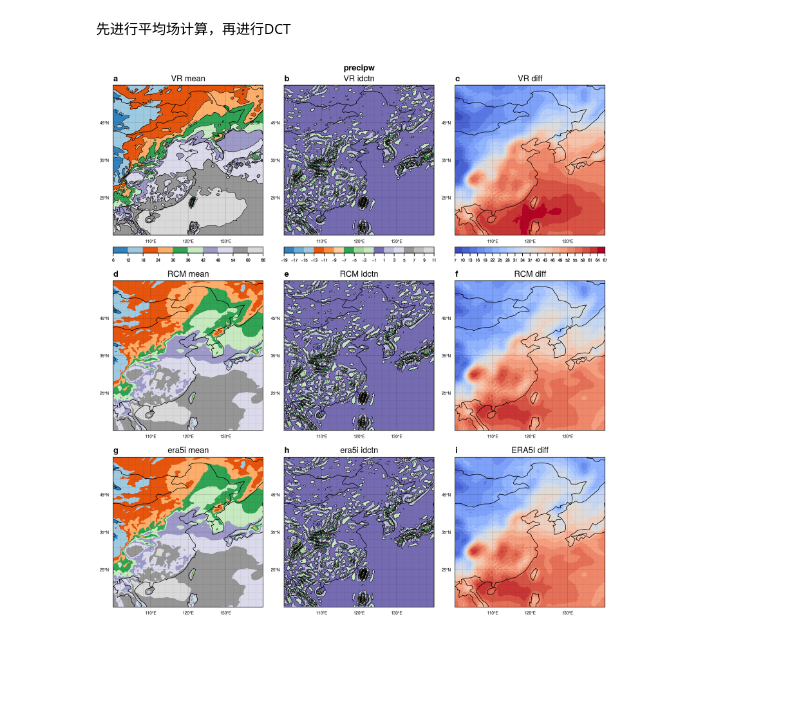
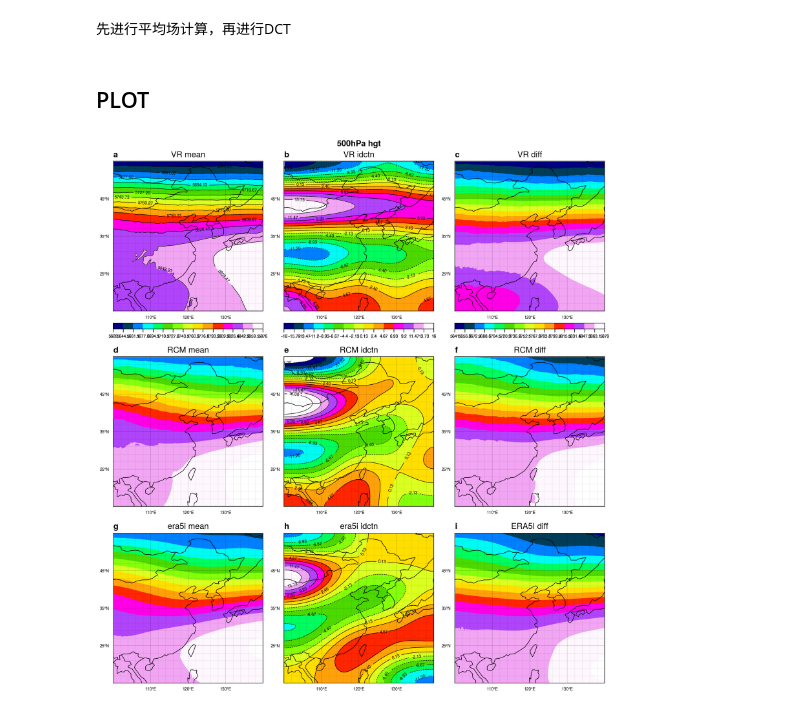
Before and after one commit to dozerlcl/MPAS_case_study, a Jupyter notebook: 92-25km_vr_rcm_postprocess/visualization/spectral/dft_dct/2d_dct_synthesis/single_idct_2D.ipynb, the cells around one changed output. Drawn from its saved outputs; the diff is of its cells as text; code cells hidden in the pictures; blank space fills up the shorter version.

```diff
--- a/92-25km_vr_rcm_postprocess/visualization/spectral/dft_dct/2d_dct_synthesis/single_idct_2D.ipynb
+++ b/92-25km_vr_rcm_postprocess/visualization/spectral/dft_dct/2d_dct_synthesis/single_idct_2D.ipynb
@@ -179,7 +176,11 @@ def k_domain_count(x, all_n=all_n, dlat=dlat, dlon=dlon):
 # %%
 def weight_cosine_squared(x, k_s, k_e):
     '计算余弦平方的权重，低通滤波'
-    '计算余弦平方的权重，暂时修改为高通滤波滤波'
+    '计算余弦平方的权重，暂时修改为低通滤波'
+    # 2021.07.24 renew
+    # DCTN的2k位置的系数应该代表k位置的实际波数
+    k_s = k_s
+    k_e = k_e
     import numpy as np
     res = np.array(x)
     if (x<=k_s):
@@ -194,6 +195,10 @@ def weight_cosine_squared_band(x, k_s, k_e, k_inter):
     '计算余弦平方的权重，带通滤波'
     'k_inter 为进行缓冲的k的大小'
     import numpy as np
+    # 2021.07.24 renew
+    # DCTN的2k位置的系数应该代表k位置的实际波数
+    k_s = k_s
+    k_e = k_e
     res = 1.
     k_center = (k_s + k_e) / 2.
     if (x<=k_s):
@@ -210,7 +215,7 @@ def weight_cosine_squared_band(x, k_s, k_e, k_inter):
 # %%
 # 检查转换函数
 # test_weight_x = np.linspace(k_domain_1000-10, k_domain_500+10,101)
-test_weight_x = np.linspace(5,55,101)
+test_weight_x = np.linspace(5,105,101)
 test_weight_y = np.empty(shape = test_weight_x.shape)
 for i,xi in enumerate(test_weight_x):
     # test_weight_y[i] = weight_cosine_squared_band(xi, k_domain_1000, k_domain_500, 2)
@@ -231,9 +236,9 @@ freq_lon = range(0, nlon)
 for i in range(0,nlat):
     for j in range(0,nlon):
         k_domain_2d = np.sqrt((freq_lat[i])**2 + (freq_lon[j])**2)
-        # weight_array_cosine[:, i, j] = weight_cosine_squared(k_domain_2d, k_domain_count(2000), k_domain_count(1800))
+        # weight_array_cosine[:, i, j] = weight_cosine_squared(k_domain_2d, k_domain_count(1000), k_domain_count(500))
         # weight_array_cosine[:, i, j] = weight_cosine_squared(k_domain_2d, k_domain_count(2000), k_domain_count(500))
-        weight_array_cosine[:,i,j] = weight_cosine_squared_band(k_domain_2d, k_domain_count(500), k_domain_count(100), 16)
+        weight_array_cosine[:,i,j] = weight_cosine_squared_band(k_domain_2d, k_domain_count(4000), k_domain_count(2000), 4)
 
 # 检查权重matrix效果
 plt.contourf(weight_array_cosine[0,:,:])
@@ -305,6 +310,8 @@ idctn_diff = {}
 idctn_diff['vr']  = var_2d['vr'].values - idctn_2d['vr']
 idctn_diff['rcm'] = var_2d['rcm'].values - idctn_2d['rcm']
 idctn_diff['era5i'] = var_2d['era5i'].values - idctn_2d['era5i']
+# %% [markdown]
+## PLOT
 # %%
 # import proplot as plot
 from matplotlib import pyplot as plt
@@ -317,14 +324,22 @@ lat = var_3d['vr'].latitude.values
 #----- create plot -----
 fig, axs = plot.subplots(ncols=3,nrows=3, proj=('cyl'))
 m_contour_list = []
+#----- colorbar ticks 统一设置 -----
+cmap = 'gist_ncar'
+mean_ticks = np.linspace(int(var_2d['vr'].min()) - 1., int(var_2d['vr'].max())+1,16)
+# mean_ticks = np.linspace(5600,5900, 16)
+idctn_ticks = np.linspace(int(idctn_2d['vr'].min()) - 1, int(idctn_2d['vr'].max())+1,16)
+# idctn_ticks = np.linspace(-4., 4., 21)
+# idctn_ticks = np.linspace(5600,5900,16)
+diff_ticks = np.linspace(int(idctn_diff['vr'].min()) - 1, int(idctn_diff['vr'].max())+1,16)
+# diff_ticks = np.linspace(5400., 5900.,(5900-5400)//50 + 1)
+# diff_ticks = np.linspace(-5., 5.,16)
 #-----VR pannel setting-----
 # 平均态
 axs[0].format(title='VR mean')
-# mean_ticks = np.linspace(5600,5900, 16)
-mean_ticks = np.linspace(int(var_2d['vr'].min()) - 1., int(var_2d['vr'].max())+1,11)
 
 m_mean = axs[0].contourf(lon, lat, var_2d['vr'].values,\
-levels=mean_ticks,cmap='tab20c')
+levels=mean_ticks,cmap=cmap)
 # 添加contour，在后续进行
 m_contour  = axs[0].contour(lon, lat, var_2d['vr'].values,\
 levels=mean_ticks,color='k',
@@ -333,12 +348,9 @@ m_contour_list.append(m_contour)
 
 # IDCTN的时间平均
 axs[1].format(title='VR idctn')
-idctn_ticks = np.linspace(int(idctn_2d['vr'].min()) - 1, int(idctn_2d['vr'].max())+1,16)
-# idctn_ticks = np.linspace(-4., 4., 21)
-# idctn_ticks = np.linspace(5600,5900,16)
 
 m_idctn = axs[1].contourf(lon, lat, idctn_2d['vr'],\
-levels=idctn_ticks,cmap='tab20c')
+levels=idctn_ticks,cmap=cmap)
 # 添加contour
 m_contour  = axs[1].contour(lon, lat, idctn_2d['vr'],\
 levels=idctn_ticks,color='k',
@@ -347,14 +359,9 @@ m_contour_list.append(m_contour)
 
 # 做差结果
 axs[2].format(title='VR diff')
-diff_ticks = np.linspace(int(idctn_diff['vr'].min()) - 1, int(idctn_diff['vr'].max())+1,21)
-# diff_ticks = np.linspace(5400., 5900.,(5900-5400)//50 + 1)
-# diff_ticks = np.linspace(-10., 10.,21)
-# diff_ticks = np.linspace(-5., 5.,21)
-# diff_ticks = np.linspace(-2., 2.,21)
 
 m_idctn_diff = axs[2].contourf(lon, lat, idctn_diff['vr'],\
-levels=diff_ticks,cmap='coolwarm')
+levels=diff_ticks,cmap=cmap)
 
 #-----RCM pannel setting-----
 # 平均态
@@ -363,7 +370,7 @@ axs[3].format(title='RCM mean')
 # mean_ticks = np.linspace(var_2d['rcm'].min(), var_2d['rcm'].max(),11)
 
 m_mean = axs[3].contourf(lon, lat, var_2d['rcm'].values,\
-levels=mean_ticks,cmap='tab20c')
+levels=mean_ticks,cmap=cmap)
 m_contour  = axs[3].contour(lon, lat, var_2d['rcm'].values,\
 levels=idctn_ticks,color='k',
 linewidth = .5)
@@ -375,7 +382,7 @@ axs[4].format(title='RCM idctn')
 # idctn_ticks = np.linspace(-10., 10., 21)
 
 m_idctn = axs[4].contourf(lon, lat, idctn_2d['rcm'],\
-levels=idctn_ticks,cmap='tab20c')
+levels=idctn_ticks,cmap=cmap)
 m_contour  = axs[4].contour(lon, lat, idctn_2d['rcm'],\
 levels=idctn_ticks,color='k',
 linewidth = .5)
@@ -388,7 +395,7 @@ axs[5].format(title='RCM diff')
 # diff_ticks = np.linspace(-10., 10.,21)
 
 m_idctn_diff = axs[5].contourf(lon, lat, idctn_diff['rcm'],\
-levels=diff_ticks,cmap='coolwarm')
+levels=diff_ticks,cmap=cmap)
 
 # -----ERA5I pannel -----
 # 平均态
@@ -397,7 +404,7 @@ axs[6].format(title='era5i mean')
 # mean_ticks = np.linspace(var_2d['rcm'].min(), var_2d['rcm'].max(),11)
 
 m_mean = axs[6].contourf(lon, lat, var_2d['era5i'].values,\
-levels=mean_ticks,cmap='tab20c')
+levels=mean_ticks,cmap=cmap)
 m_contour  = axs[6].contour(lon, lat, var_2d['era5i'].values,\
 levels=idctn_ticks,color='k',
 linewidth = .5)
@@ -409,7 +416,7 @@ axs[7].format(title='era5i idctn')
 # idctn_ticks = np.linspace(-10., 10., 21)
 
 m_idctn = axs[7].contourf(lon, lat, idctn_2d['era5i'],\
-levels=idctn_ticks,cmap='tab20c')
+levels=idctn_ticks,cmap=cmap)
 m_contour  = axs[7].contour(lon, lat, idctn_2d['era5i'],\
 levels=idctn_ticks,color='k',
 linewidth = .5)
@@ -422,7 +429,7 @@ axs[8].format(title='ERA5I diff')
 # diff_ticks = np.linspace(-10., 10.,21)
 
 m_idctn_diff = axs[8].contourf(lon, lat, idctn_diff['era5i'],\
-levels=diff_ticks,cmap='coolwarm')
+levels=diff_ticks,cmap=cmap)
 
 
 # ----- format setting -----
@@ -448,33 +455,34 @@ lonlocator = np.arange(70,150,10),
 latlocator = np.arange(15,65,10),
 lonminorlocator = np.arange(70,140+2,2),
 latminorlocator = np.arange(15,55+2,2),
 #-----line label-----
 # linewidth = 0.5,
 # suptitle="3000km-2000km bandpass 500hPa height(1998-06 timemean)",
-suptitle="precipw",
+suptitle="500hPa hgt",
 )
 #----- add contour tick labels -----
 for i,axs_ind in enumerate(m_contour_list):
     # axs[i].clabel(axs_ind, inline=True, fontsize=5, colors = 'k', fmt='%4.0f',use_clabeltext=True, inline_spacing=1)
     axs[i].clabel(axs_ind, inline=True, fontsize=5, colors = 'k', fmt='%.2f',use_clabeltext=True, inline_spacing=1)
 
 #----- add color bar-----
 # fig.colorbar(m_overlay, loc='b', cmap=cmap, width=0.1)
 
 # fig.colorbar(m_mean, loc='b', width=0.1,
 # ticklabelsize=5,ticks=mean_ticks)
 
 axs[0].colorbar(m_mean, loc='b', width=0.1,
 ticklabelsize=5,ticks=mean_ticks)
 
 axs[1].colorbar(m_idctn, loc='b', width=0.1,
 ticklabelsize=5,ticks=idctn_ticks)
 
 axs[2].colorbar(m_idctn_diff, loc='b',width=0.1,
 ticklabelsize=5,ticks=diff_ticks)
 
 #----- save figure -----
 fig.patch.set_facecolor('white')
-plt.savefig('./output_pic/precipw_band_199808.png', dpi=300, facecolor= "white")
+# plt.savefig('./output_pic/hgt500_band_1000-500.png', dpi=300, facecolor= "white")
+plt.savefig('./output_pic/hgt_idctn.png', dpi=300, facecolor= "white")
 # %% [output]
-[figure, old version]
+[figure, new version]
```
Also changed, not shown: parts of 5 cells of this notebook, 7 other files.
